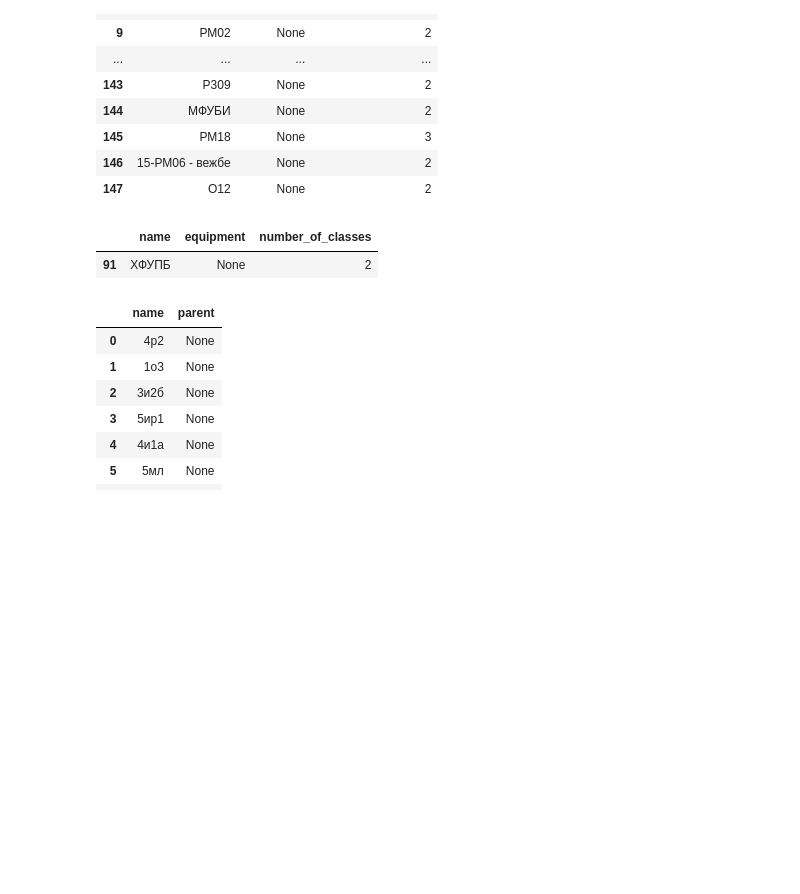
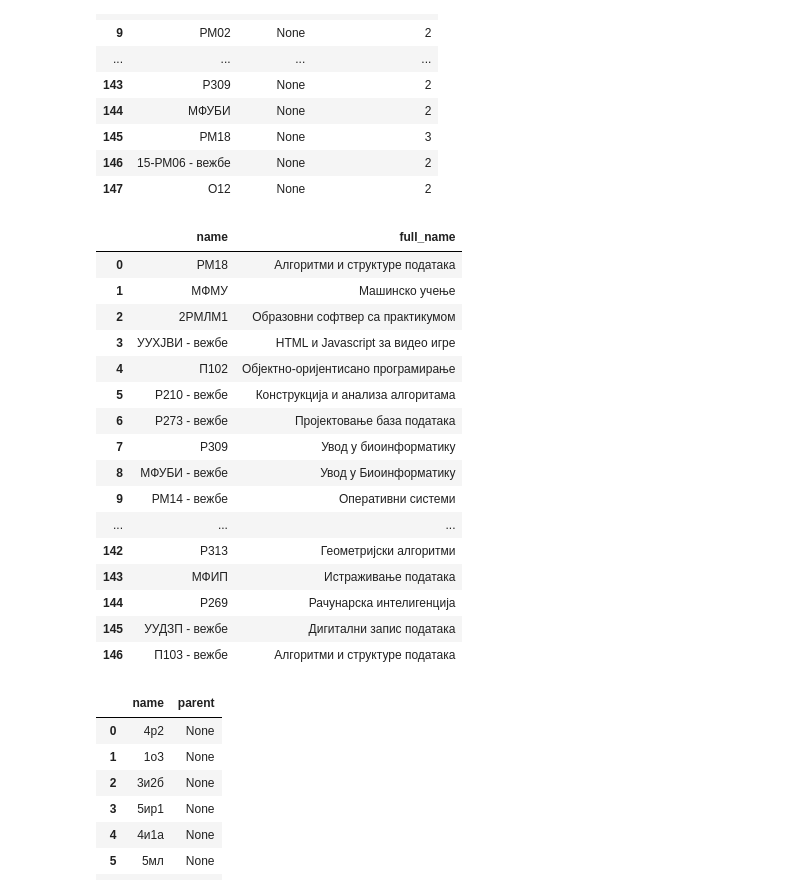
Before and after one commit to PetarZecevic97/automatic-timetable-generation, a Jupyter notebook: preprocessing.ipynb, the cells around one changed output. Drawn from its saved outputs; the diff is of its cells as text; code cells hidden in the pictures; blank space fills up the shorter version.

```diff
--- a/preprocessing.ipynb
+++ b/preprocessing.ipynb
@@ -71,12 +71,16 @@ lecturers
 | 54 | Стефан Капунац | [] | [] | [] |
 # %%
 set_of_classes = set()
+set_of_classes_relations = set()
 for i in range(df.shape[0]):
     if (df.iloc[i]['Шифра'] == df.iloc[i]['Шифра']) and (df.iloc[i]['Фонд предавања'] == df.iloc[i]['Фонд предавања']):
         set_of_classes.add((df.iloc[i]['Шифра'], None, int(df.iloc[i]['Фонд предавања'])))
+        set_of_classes_relations.add((df.iloc[i]['Шифра'], df.iloc[i]['Назив']))
     if df.iloc[i]['Групе В'] == df.iloc[i]['Групе В'] and int(df.iloc[i]['Групе В']) > 0 and (df.iloc[i]['Фонд вежбе'] == df.iloc[i]['Фонд вежбе']):
         set_of_classes.add((str(df.iloc[i]['Шифра']) + ' - вежбе', None, int(df.iloc[i]['Фонд вежбе'])))
+        set_of_classes_relations.add((str(df.iloc[i]['Шифра']) + ' - вежбе', str(df.iloc[i]['Назив'])))
 classes = pd.DataFrame(set_of_classes, columns=['name', 'equipment', 'number_of_classes'])
+classes_relations =  pd.DataFrame(set_of_classes_relations, columns=['name', 'full_name'])
 # %%
 classes
 # %% [output]
@@ -98,10 +102,25 @@ classes
 | 146 | 15-РМ06 - вежбе | None | 2 |
 | 147 | О12 | None | 2 |
 # %%
-classes[classes['name'] == 'ХФУПБ']
+classes_relations
 # %% [output]
-|  | name | equipment | number_of_classes |
-| 91 | ХФУПБ | None | 2 |
+|  | name | full_name |
+| 0 | РМ18 | Алгоритми и структуре података |
+| 1 | МФМУ | Машинско учење |
+| 2 | 2РМЛМ1 | Образовни софтвер са практикумом |
+| 3 | УУХЈВИ - вежбе | HTML и Javascript за видео игре |
+| 4 | П102 | Објектно-оријентисано програмирање |
+| 5 | Р210 - вежбе | Конструкција и анализа алгоритама |
+| 6 | Р273 - вежбе | Пројектовање база података |
+| 7 | Р309 | Увод у биоинформатику |
+| 8 | МФУБИ - вежбе | Увод у Биоинформатику |
+| 9 | РМ14 - вежбе | Оперативни системи |
+| ... | ... | ... |
+| 142 | Р313 | Геометријски алгоритми |
+| 143 | МФИП | Истраживање података |
+| 144 | Р269 | Рачунарска интелигенција |
+| 145 | УУДЗП - вежбе | Дигитални запис података |
+| 146 | П103 - вежбе | Алгоритми и структуре података |
 # %%
 set_of_groups = set()
 for i in range(df.shape[0]):
```
Also changed, not shown: parts of 2 cells of this notebook, 30 other files.
